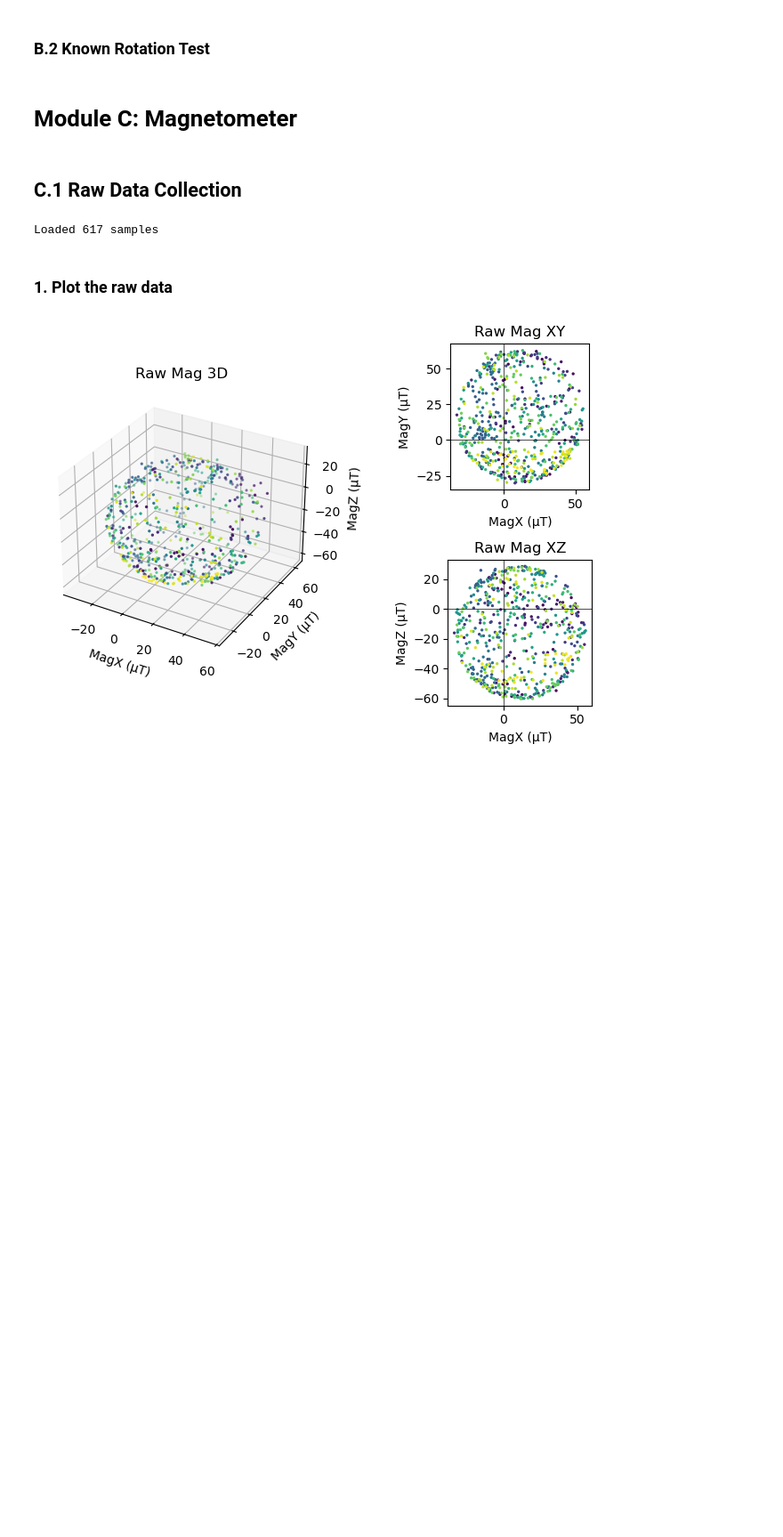
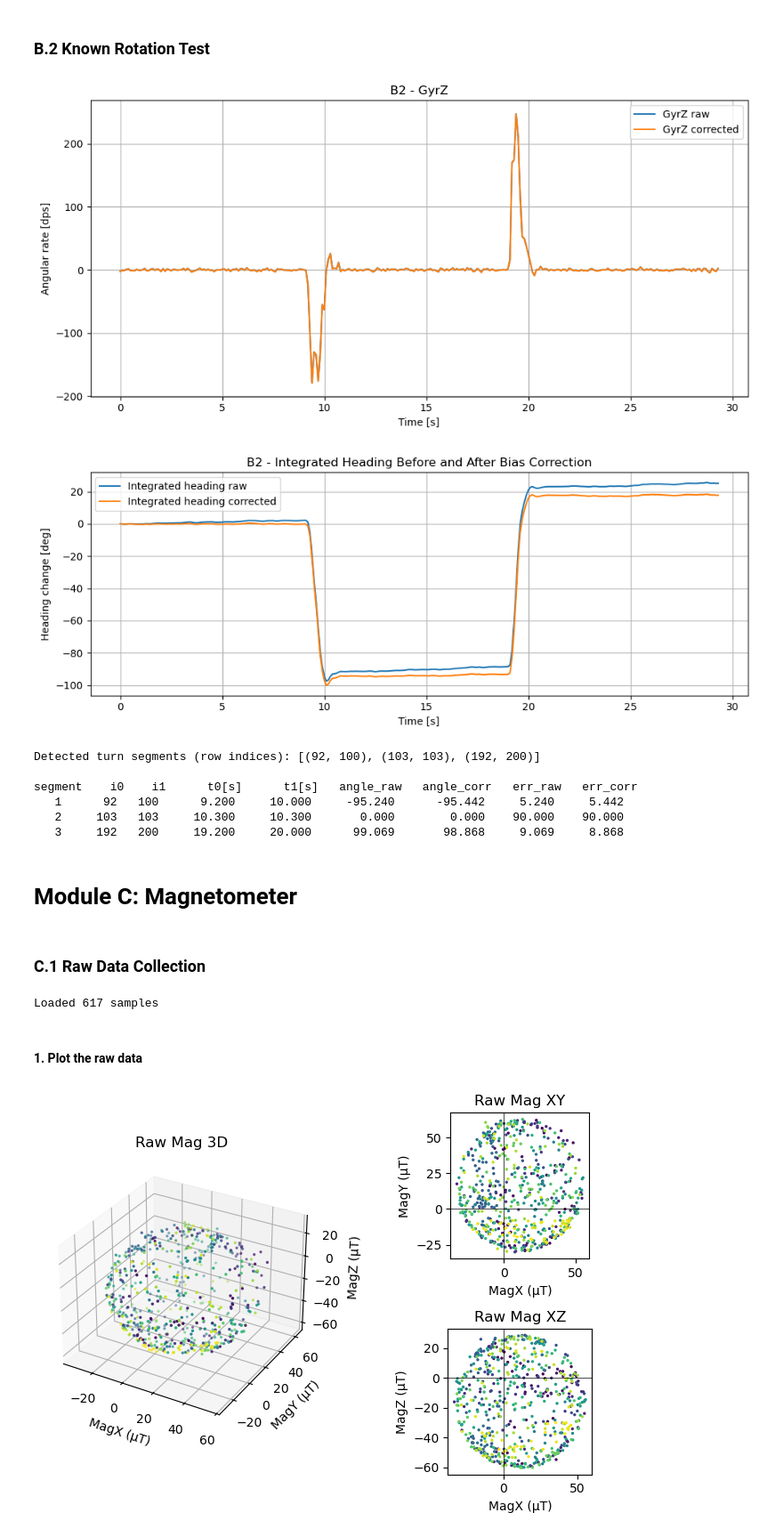
Before and after one commit to markus-gokan/MAE223_Team6, a Jupyter notebook: Full_Notebook.ipynb, the cells around one changed output. Shown at 89% size. Drawn from its saved outputs; the diff is of its cells as text; code cells hidden in the pictures; blank space fills up the shorter version.

```diff
--- a/Full_Notebook.ipynb
+++ b/Full_Notebook.ipynb
@@ -309,30 +348,14 @@ print(f"Predicted gyro RMS from noise density [dps]: {gyr_rms_pred_B1:.6f}")
 # %% [markdown]
 ### B.2 Known Rotation Test
 # %%
-# Load B2 data
-df_B2 = pd.read_csv(B2_FILE)
-df_B2.columns = [str(c).strip() for c in df_B2.columns]
 
-# Time vector
-if "Timestamp" in df_B2.columns:
-    t_raw = pd.to_datetime(df_B2["Timestamp"], errors="coerce")
-    if t_raw.notna().sum() >= 2:
-        t_B2 = (t_raw - t_raw.iloc[0]).dt.total_seconds().to_numpy()
-        dt_check = np.diff(t_B2)
-        if np.nanmedian(dt_check) == 0 or np.sum(dt_check > 0) < max(3, 0.1 * len(dt_check)):
-            t_B2 = np.arange(len(df_B2)) / FS_DEFAULT
-    else:
-        t_B2 = np.arange(len(df_B2)) / FS_DEFAULT
-else:
-    t_B2 = np.arange(len(df_B2)) / FS_DEFAULT
-
-dt_valid = np.diff(t_B2)
-dt_valid = dt_valid[np.isfinite(dt_valid)]
-dt_valid = dt_valid[dt_valid > 0]
-fs_B2 = 1.0 / np.median(dt_valid) if len(dt_valid) > 0 else FS_DEFAULT
+data_B2 = load_csv_dict(B2_FILE)
+n_B2 = len(next(iter(data_B2.values())))
+t_B2 = get_time_vector(data_B2, n_B2)
+fs_B2 = sample_rate_from_t(t_B2)
 dt_B2 = 1.0 / fs_B2
 
-gz_B2 = pd.to_numeric(df_B2["GyrZ"], errors="coerce").to_numpy()
+gz_B2 = get_col(data_B2, "GyrZ")
 z_bias_from_B1 = bias_B1["GyrZ"] if "bias_B1" in globals() else 0.0
 gz_B2_corr = gz_B2 - z_bias_from_B1
 
@@ -352,57 +375,55 @@ plt.grid(True)
 plt.legend()
 plt.tight_layout()
 plt.show()
 
 plt.figure(figsize=(10, 4))
 plt.plot(t_B2, heading_raw_B2, label="Integrated heading raw")
 plt.plot(t_B2, heading_cor_B2, label="Integrated heading corrected")
 plt.xlabel("Time [s]")
 plt.ylabel("Heading change [deg]")
 plt.title("B2 - Integrated Heading Before and After Bias Correction")
 plt.grid(True)
 plt.legend()
 plt.tight_layout()
 plt.show()
 
 moving = np.abs(gz_B2) > B2_GYRZ_TURN_THRESHOLD_DPS
 
 segments = []
 in_seg = False
 start = None
 for i, m in enumerate(moving):
     if m and not in_seg:
         start = i
         in_seg = True
-    elif not m and in_seg:
+    elif (not m) and in_seg:
         segments.append((start, i - 1))
         in_seg = False
 if in_seg:
     segments.append((start, len(moving) - 1))
 
 print("Detected turn segments (row indices):", segments)
-
-segment_results_B2 = []
-for k, (i0, i1) in enumerate(segments):
-    angle_raw = np.trapz(gz_B2[i0:i1+1], dx=dt_B2)
-    angle_cor = np.trapz(gz_B2_corr[i0:i1+1], dx=dt_B2)
-    segment_results_B2.append({
-        "segment": k + 1,
-        "i0": i0,
-        "i1": i1,
-        "t0": t_B2[i0],
-        "t1": t_B2[i1],
-        "angle_raw_deg": angle_raw,
-        "angle_cor_deg": angle_cor,
-        "abs_error_raw_deg": abs(abs(angle_raw) - 90.0),
-        "abs_error_cor_deg": abs(abs(angle_cor) - 90.0),
-    })
-
-seg_df_B2 = pd.DataFrame(segment_results_B2)
-display(seg_df_B2)
+print()
+print("segment    i0    i1      t0[s]      t1[s]   angle_raw   angle_corr   err_raw   err_corr")
+for k, (i0, i1) in enumerate(segments, start=1):
+    angle_raw = np.sum((gz_B2[i0:i1] + gz_B2[i0+1:i1+1]) * 0.5 * dt_B2)
+    angle_cor = np.sum((gz_B2_corr[i0:i1] + gz_B2_corr[i0+1:i1+1]) * 0.5 * dt_B2)
+    err_raw = abs(abs(angle_raw) - 90.0)
+    err_cor = abs(abs(angle_cor) - 90.0)
+    print(f"{k:>4}   {i0:>5} {i1:>5}  {t_B2[i0]:>9.3f}  {t_B2[i1]:>9.3f}  {angle_raw:>10.3f}  {angle_cor:>11.3f}  {err_raw:>8.3f}  {err_cor:>8.3f}")
+# %% [output]
+[figure, added]
+[figure, added]
+Detected turn segments (row indices): [(92, 100), (103, 103), (192, 200)]
+
+segment    i0    i1      t0[s]      t1[s]   angle_raw   angle_corr   err_raw   err_corr
+   1      92   100      9.200     10.000     -95.240      -95.442     5.240     5.442
+   2     103   103     10.300     10.300       0.000        0.000    90.000    90.000
+   3     192   200     19.200     20.000      99.069       98.868     9.069     8.868
 # %% [markdown]
 # Module C: Magnetometer
 # %% [markdown]
-## C.1 Raw Data Collection
+### C.1 Raw Data Collection
 # %%
 import csv
 import matplotlib.pyplot as plt
@@ -428,7 +449,7 @@ t  = list(range(len(rows)))
 # %% [output]
 Loaded 617 samples
 # %% [markdown]
-### 1. Plot the raw data
+#### 1. Plot the raw data
 # %%
 fig = plt.figure(figsize=(8, 5))  # slightly wider overall
 gs = GridSpec(2, 2, width_ratios=[1, 1.5])  # RIGHT side wider
```
Also changed, not shown: parts of 21 cells of this notebook.
